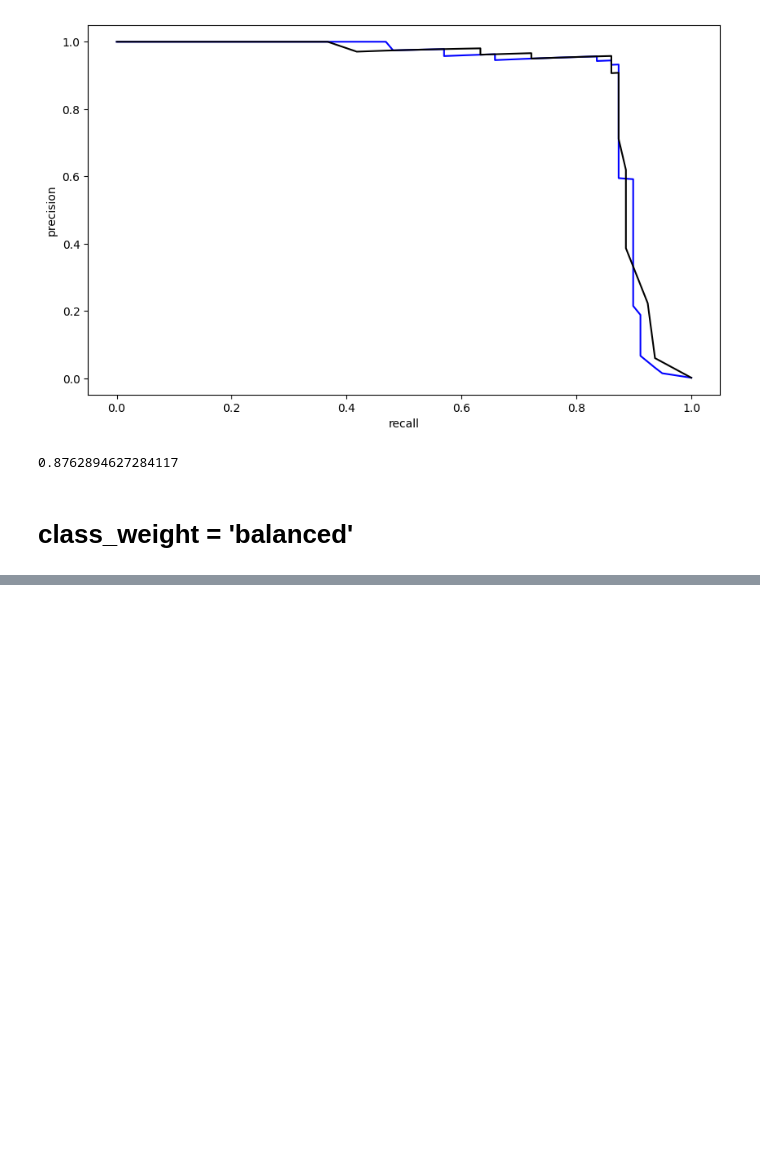
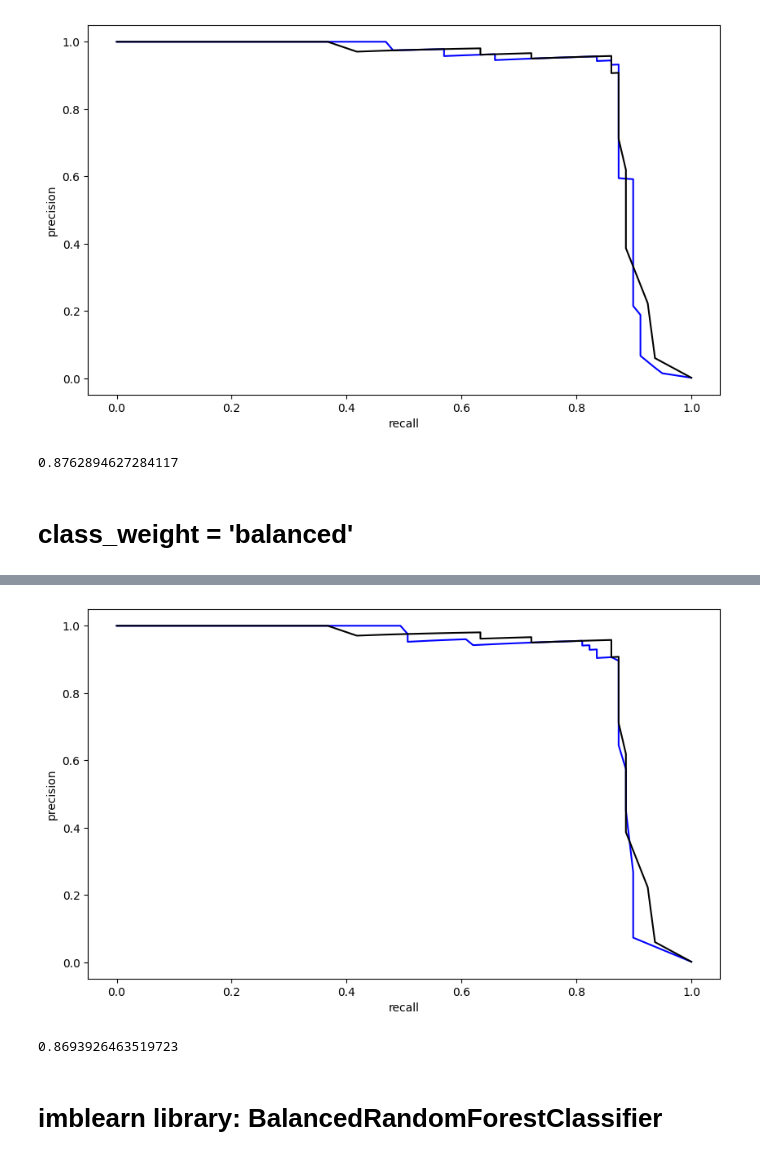
Before and after one commit to TimSim/FraudDetection, a Jupyter notebook: CreditCardFraudDetectionTF.ipynb, the cells around one changed output, grey strips where cells are left out. Cells and saved outputs as stored; diff of their text form; code cells hidden in the pictures; blank space fills up the shorter version.

```diff
--- a/CreditCardFraudDetectionTF.ipynb
+++ b/CreditCardFraudDetectionTF.ipynb
@@ -692,0 +751,3 @@ print(auc(recall5,precis5))
+# %%
+preds43=pipe43.predict_proba(X_val)
+(sorted(list(Counter(preds43[:,1]).items()),key=lambda x: x[0]))
@@ -693,3 +772,18 @@ print(auc(recall5,precis5))
+# %%
+(precis43,recall43,thresh43) = precision_recall_curve(y_val,preds43[:,1])
+plt.plot(recall43,precis43,'b')
+plt.plot(recall4,precis4,'k')
+plt.xlabel('recall')
+plt.ylabel('precision')
+plt.show()
+# %% [output]
+[figure, added]
+# %%
+print(auc(recall43,precis43))
+# %% [output]
+0.8693926463519723
+# %% [markdown]
+# imblearn library: BalancedRandomForestClassifier
 # %%
 # Build a trivial logistic regression model, using only one feature directly as the confidence value.
 # Try V14, which seemed to provide decent class separation.
```
Also changed, not shown: parts of 8 cells of this notebook.
